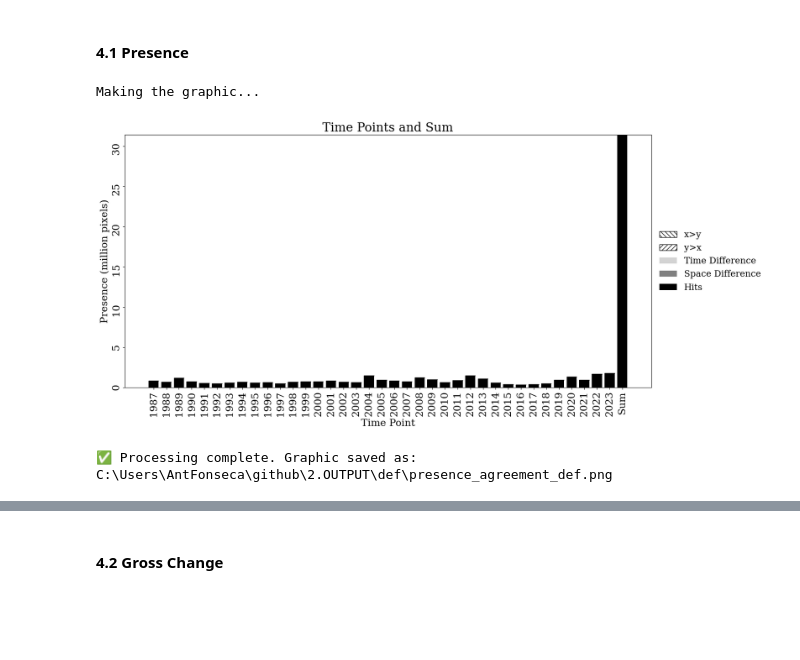
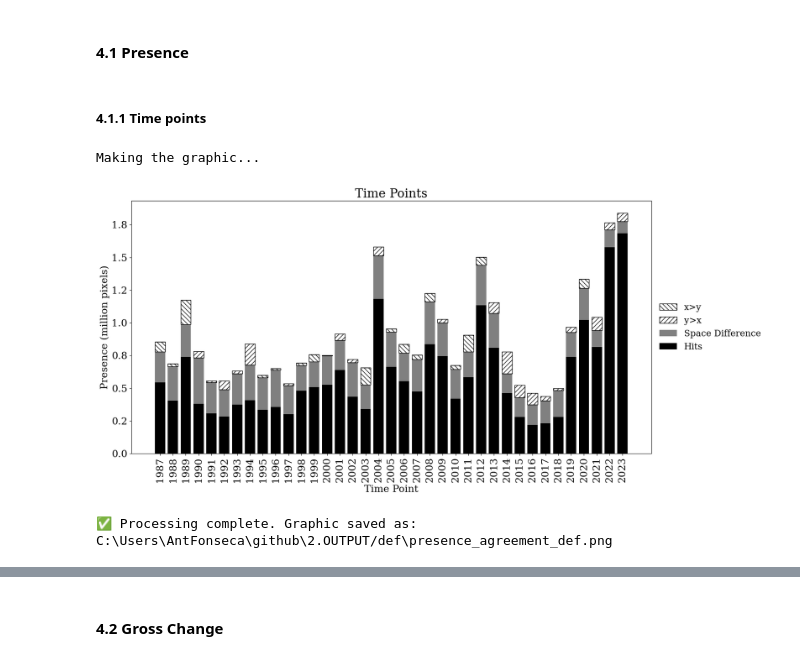
Before and after one commit to antoniovfonseca/compare-time-series, a Jupyter notebook: notebook-time-series-comparison.ipynb, the cells around one changed output, grey strips where cells are left out. Drawn from its saved outputs; the diff is of its cells as text; code cells hidden in the pictures; blank space fills up the shorter version.

```diff
--- a/notebook-time-series-comparison.ipynb
+++ b/notebook-time-series-comparison.ipynb
@@ -51,8 +51,10 @@ from rasterio.enums import Resampling
 # class_name = "savanna"
 # is_binary_data = True
 
-path_series_x = r"C:\Users\AntFonseca\github\1.INPUT\deforestation\westernCol9"
-path_series_y = r"C:\Users\AntFonseca\github\1.INPUT\deforestation\westernCol9"
+path_series_x = r"C:\Users\AntFonseca\github\1.INPUT\deforestation/westernCol9"
+path_series_y = r"C:\Users\AntFonseca\github\1.INPUT\deforestation/westernCol10"
+# path_series_x = r"/mnt/c/Users/AntFonseca/github/1.INPUT/deforestation/westernCol9"
+# path_series_y = r"/mnt/c/Users/AntFonseca/github/1.INPUT/deforestation/westernCol10"
 # time_points = [2008, 2009, 2010, 2011, 2012,
 #                2013, 2014, 2015, 2016, 2017,
 #                2018, 2019, 2020, 2021, 2022,
@@ -74,7 +76,8 @@ is_binary_data = True
 # is_binary_data = True
 
 # Output folder
-output_path = fr"C:\Users\AntFonseca\github\2.OUTPUT\{class_name}"
+# output_path = fr"/mnt/c/Users/AntFonseca/github/2.OUTPUT/{class_name}"
+output_path = fr"C:\Users\AntFonseca\github\2.OUTPUT/{class_name}"
 if not os.path.exists(output_path):
     os.makedirs(output_path)
 
@@ -502,6 +505,8 @@ Net Change calculations complete.
 ## 4. Plot the graphics
 # %% [markdown]
 #### 4.1 Presence
+# %% [markdown]
+##### 4.1.1 Time points
 # %%
 # =============================================================================
 # 1. Making the graphic
@@ -513,29 +518,53 @@ mpl.rcParams['font.family'] = 'serif'
 # -----------------------------------------------------------------------------
 # 1.2 Data preparation
 # -----------------------------------------------------------------------------
-labels = [str(tp) for tp in time_points] + ["Sum"]
+# labels = [str(tp) for tp in time_points] + ["Sum"]
+
+# hits = [
+#     results_by_time.get(tp, {}).get("Hit", 0)
+#     for tp in time_points
+# ] + [sum_results["Hit"]]
+
+# space_diff = [
+#     results_by_time.get(tp, {}).get("Space Difference", 0)
+#     for tp in time_points
+# ] + [sum_results["Space Difference"]]
+
+# time_diff = [0] * len(time_points) + [sum_results["Time Difference"]]
+
+# misses = [
+#     results_by_time.get(tp, {}).get("Miss", 0)
+#     for tp in time_points
+# ] + [sum_results["Miss"]]
+
+# false_alarms = [
+#     results_by_time.get(tp, {}).get("False Alarm", 0)
+#     for tp in time_points
+# ] + [sum_results["False Alarm"]]
+
+labels = [str(tp) for tp in time_points]
 
 hits = [
     results_by_time.get(tp, {}).get("Hit", 0)
     for tp in time_points
-] + [sum_results["Hit"]]
+]
 
 space_diff = [
     results_by_time.get(tp, {}).get("Space Difference", 0)
     for tp in time_points
-] + [sum_results["Space Difference"]]
+]
 
-time_diff = [0] * len(time_points) + [sum_results["Time Difference"]]
+time_diff = [0] * len(time_points)
 
 misses = [
     results_by_time.get(tp, {}).get("Miss", 0)
     for tp in time_points
-] + [sum_results["Miss"]]
+]
 
 false_alarms = [
     results_by_time.get(tp, {}).get("False Alarm", 0)
     for tp in time_points
-] + [sum_results["False Alarm"]]
+]
 
 # -----------------------------------------------------------------------------
 # 1.3 Figure setup
@@ -609,7 +638,7 @@ handles, labels_list = ax.get_legend_handles_labels()
 order = [
     "x>y",
     "y>x",
-    "Time Difference",
+    # "Time Difference",
     "Space Difference",
     "Hits"
 ]
@@ -631,7 +660,7 @@ ax.legend(
 # 1.6 Axes labels and title
 # -----------------------------------------------------------------------------
 ax.set_title(
-    "Time Points and Sum",
+    "Time Points",
     fontsize=22
 )
 
@@ -641,10 +670,17 @@ ax.set_xlabel(
 )
 
 ax.tick_params(
-    axis="both",
+    axis="x",
     which="major",
     labelsize=18,
     rotation=90
+)
+
+ax.tick_params(
+    axis="y",
+    which="major",
+    labelsize=18,
+    rotation=0
 )
 
 # =============================================================================
@@ -663,7 +699,7 @@ ax.tick_params(
 
 # Option 2: For large values (divide by 1 million)
 def millions_formatter(y, pos):
-    return f"{y / 1_000_000:.0f}"
+    return f"{y / 1_000_000:.1f}"
 
 ax.yaxis.set_major_formatter(
     FuncFormatter(millions_formatter)
@@ -675,38 +711,38 @@ ax.set_ylabel(
 
 # ax.set_ylim(
 #     0,
-#     45_000_000
+#     30_000_000
 # )
 
 # Option 3: For large values (divide by 1 thousand)
 # def thousands_formatter(y, pos):
 #     return f"{y / 1_000:.0f}"
 
 # ax.yaxis.set_major_formatter(
 #     FuncFormatter(thousands_formatter)
 # )
 # ax.set_ylabel(
 #     "Presence",
 #     fontsize=18
 # )
 
 # =============================================================================
 # 1.7 Save figure
 # =============================================================================
 plt.tight_layout(rect=[0, 0, 0.85, 1])
 
 output_filename = f"presence_agreement_{class_name}.png"
 final_chart_path = os.path.join(output_path, output_filename)
 
 plt.savefig(
     final_chart_path,
     dpi=300
 )
 
 plt.show()
 
 print(f"\n✅ Processing complete. Graphic saved as: {final_chart_path}")
 # %% [output]
 Making the graphic...
-[figure, old version]
+[figure, new version]
-✅ Processing complete. Graphic saved as: C:\Users\AntFonseca\github\2.OUTPUT\def\presence_agreement_def.png
+✅ Processing complete. Graphic saved as: C:\Users\AntFonseca\github\2.OUTPUT/def\presence_agreement_def.png
```
Also changed, not shown: parts of 26 cells of this notebook.
